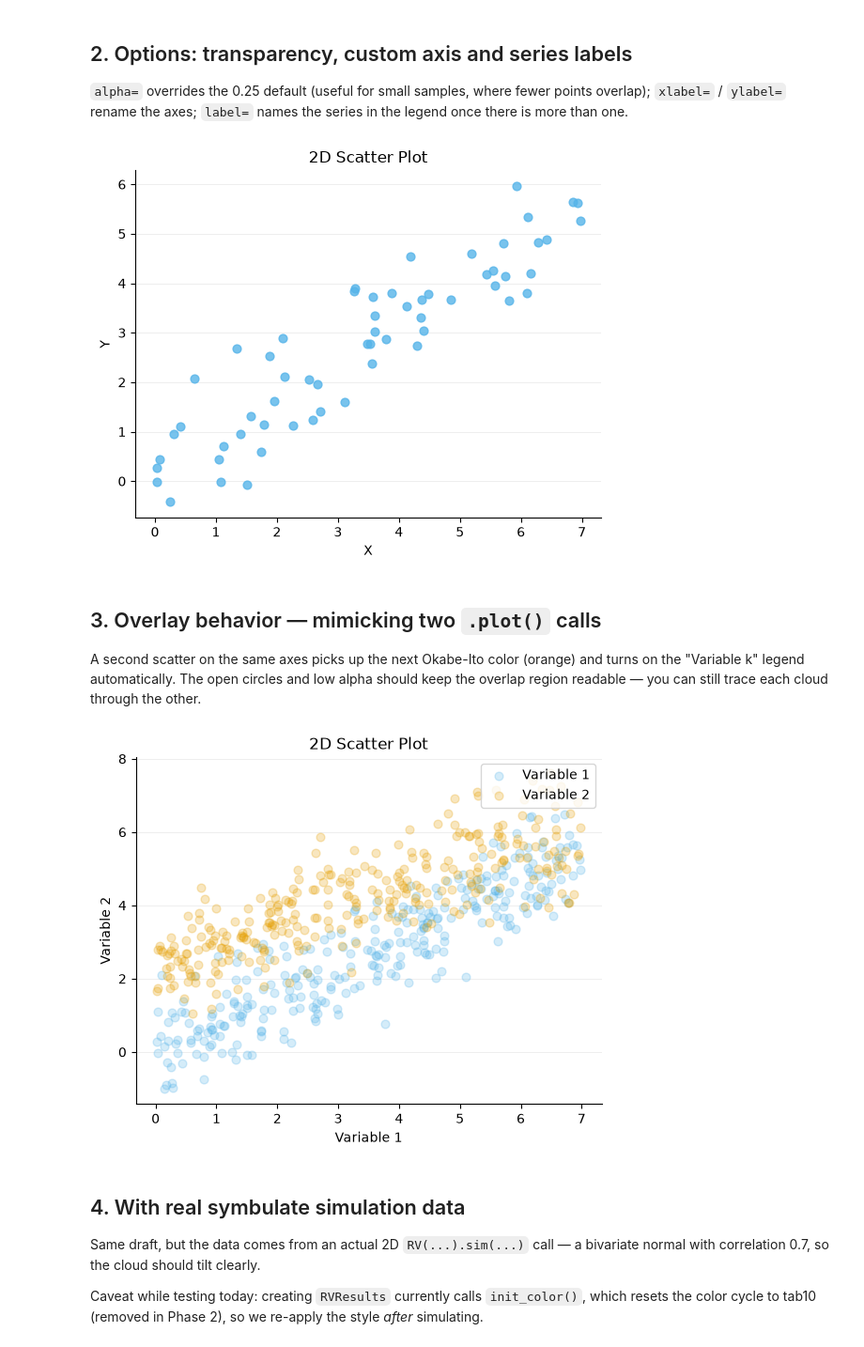
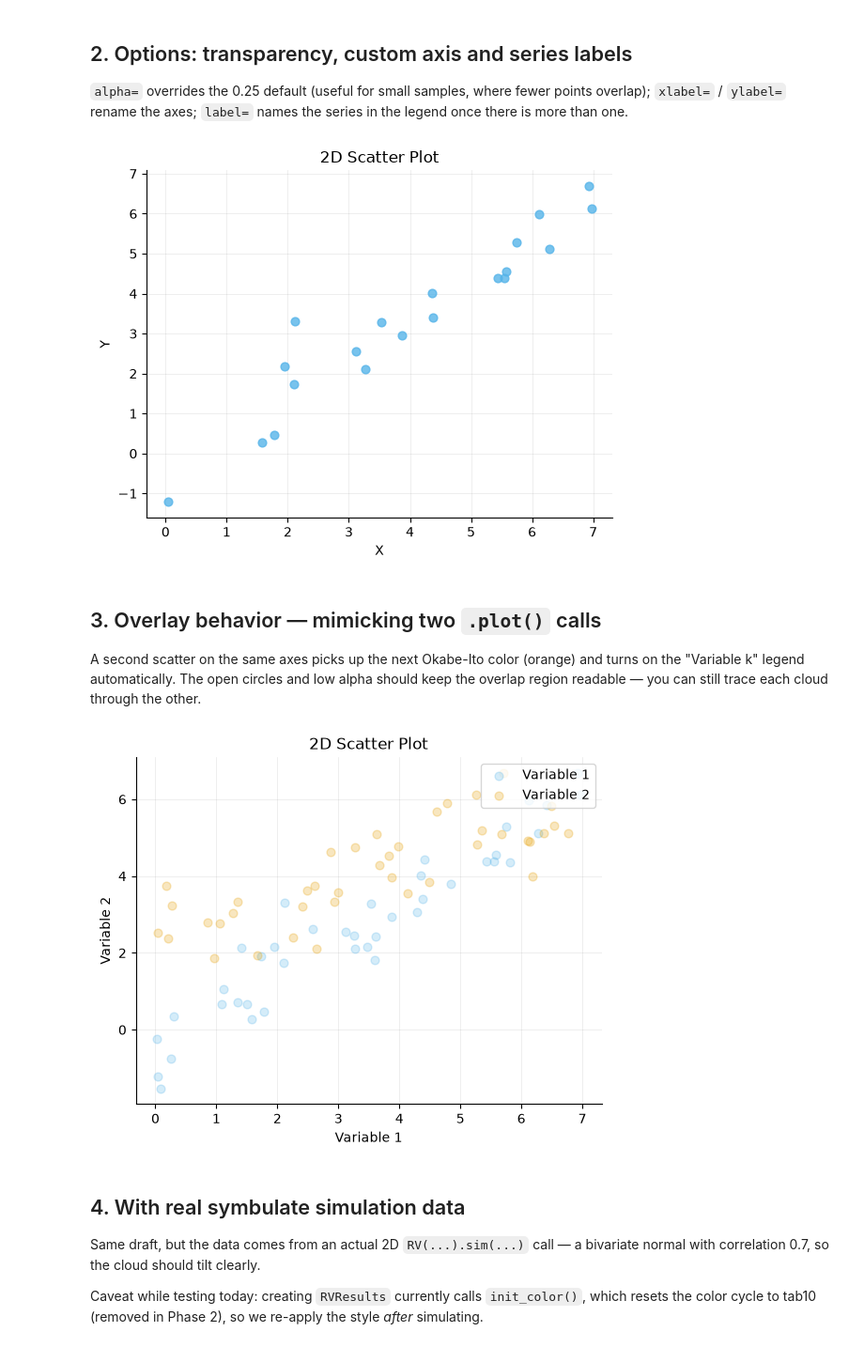
Before and after one commit to calpoly-symbulate/symbulate, a Jupyter notebook: team/new_graphics/new_graphics_demos/scatter_demo.ipynb, the cells around one changed output. Shown at 94% size. Drawn from its saved outputs; the diff is of its cells as text; code cells hidden in the pictures.

```diff
--- a/team/new_graphics/new_graphics_demos/scatter_demo.ipynb
+++ b/team/new_graphics/new_graphics_demos/scatter_demo.ipynb
@@ -71,8 +75,8 @@ prototype image: points trending up and to the right, x-axis "Variable 1",
 y-axis "Variable 2", no legend (a lone scatter doesn't need one). The first
 color in the cycle is sky blue (`#56B4E9`).
 # %%
-x = rng.uniform(0, 7, 300)
-y = 0.8 * x + rng.normal(0, 0.8, 300)
+x = rng.uniform(0, 7, 40)
+y = 0.8 * x + rng.normal(0, 0.8, 40)
 
 ax = plt.gca()
 make_scatter(x, y, ax, get_next_color(ax))
@@ -87,10 +91,10 @@ points overlap); `xlabel=` / `ylabel=` rename the axes; `label=` names the
 series in the legend once there is more than one.
 # %%
 ax = plt.gca()
-make_scatter(x[:60], y[:60], ax, get_next_color(ax), alpha=0.8, xlabel="X", ylabel="Y")
+make_scatter(x[:20], y[:20], ax, get_next_color(ax), alpha=0.8, xlabel="X", ylabel="Y")
 plt.show()
 # %% [output]
-[figure, old version]
+[figure, new version]
 # %% [markdown]
 ## 3. Overlay behavior — mimicking two `.plot()` calls
 
@@ -99,15 +103,15 @@ and turns on the "Variable k" legend automatically. The open circles and low
 alpha should keep the overlap region readable — you can still trace each cloud
 through the other.
 # %%
-x2 = rng.uniform(0, 7, 300)
-y2 = 0.5 * x2 + rng.normal(2.5, 0.8, 300)
+x2 = rng.uniform(0, 7, 40)
+y2 = 0.5 * x2 + rng.normal(2.5, 0.8, 40)
 
 ax = plt.gca()
 make_scatter(x, y, ax, get_next_color(ax))
 make_scatter(x2, y2, ax, get_next_color(ax))
 plt.show()
 # %% [output]
-[figure, old version]
+[figure, new version]
 # %% [markdown]
 ## 4. With real symbulate simulation data
 
```
Also changed, not shown: parts of 8 cells of this notebook, 5 other files.
